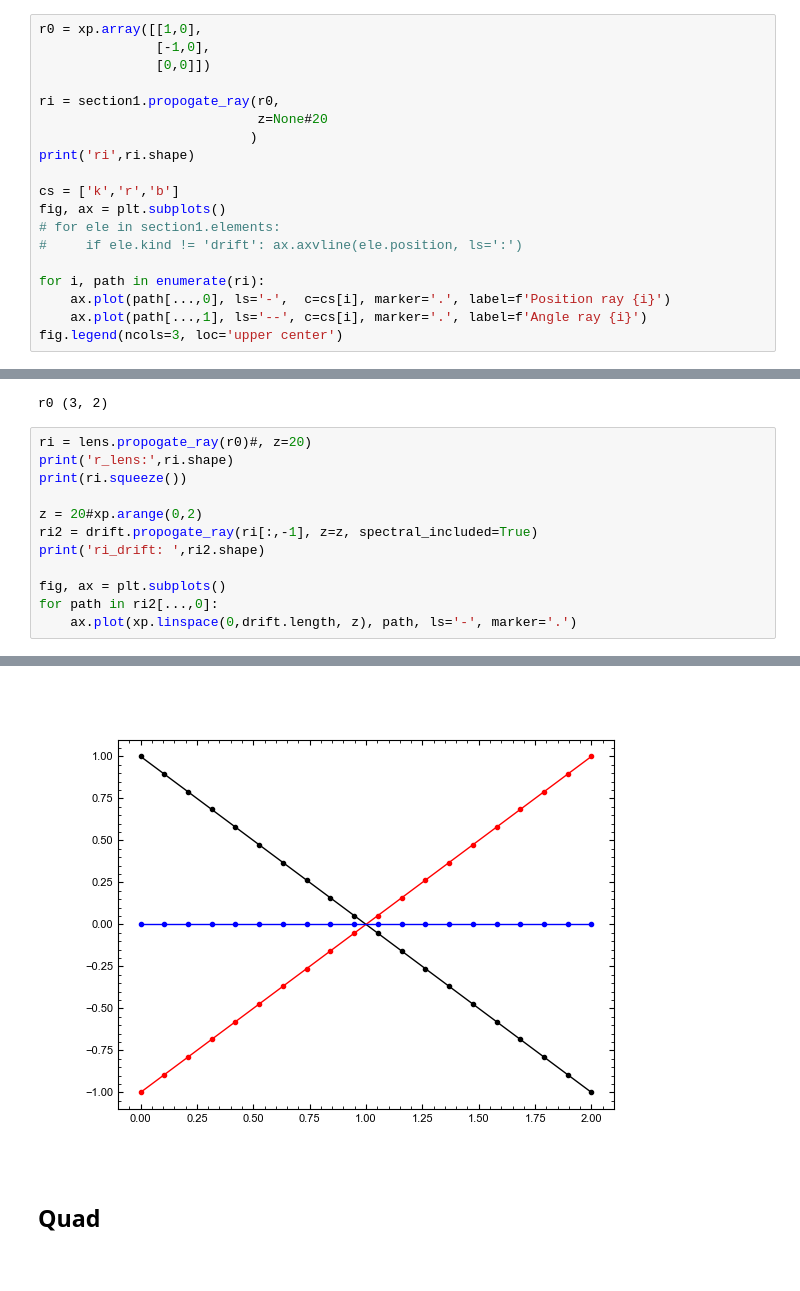
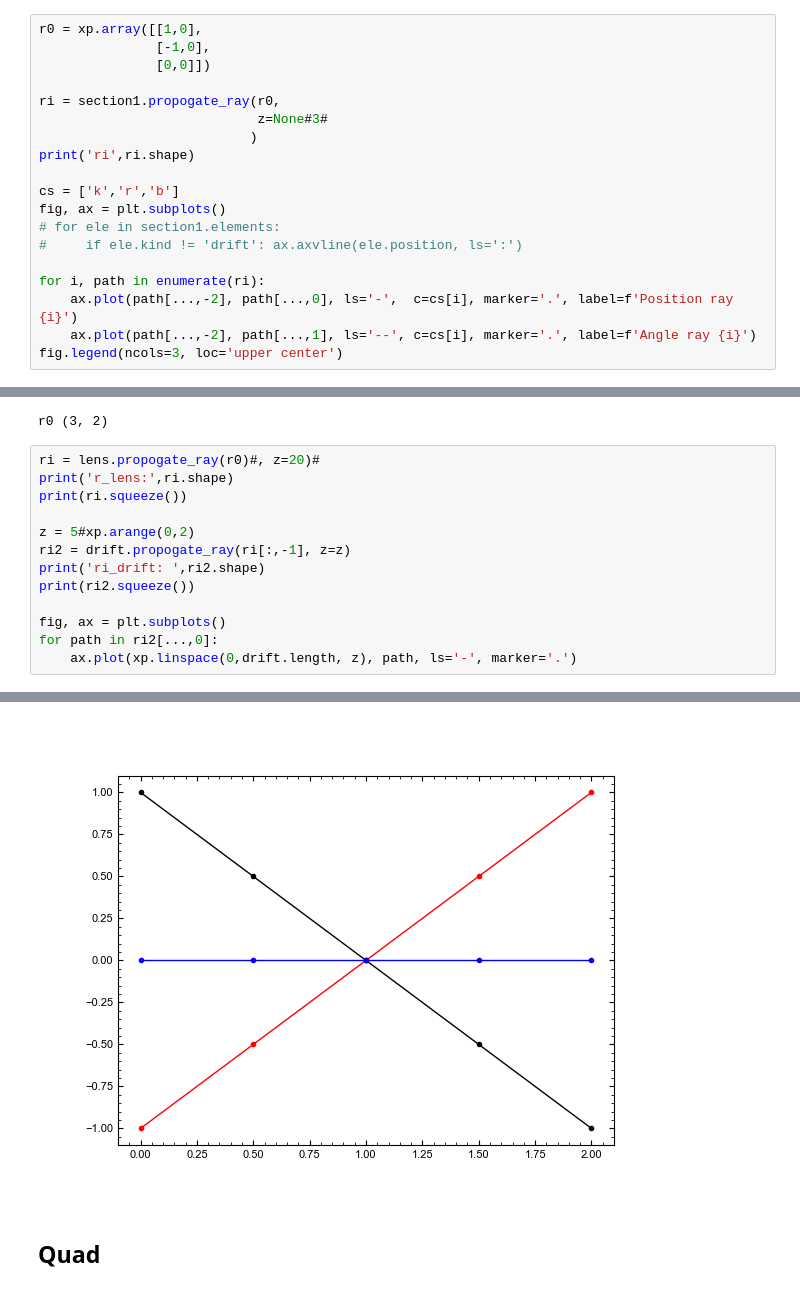
Before and after one commit to sea-ecosystem/rayTEM, a Jupyter notebook: examples/Packaged version testing.ipynb, the cells around one changed output, grey strips where cells are left out. Cells and saved outputs as stored; diff of their text form.

```diff
--- a/examples/Packaged version testing.ipynb
+++ b/examples/Packaged version testing.ipynb
@@ -59,7 +59,7 @@ r0 = xp.array([[1,0],
                [0,0]])
 
 ri = section1.propogate_ray(r0,
-                            z=None#20
+                            z=None#3#
                            )
 print('ri',ri.shape)
 
@@ -69,7 +69,7 @@ fig, ax = plt.subplots()
 #     if ele.kind != 'drift': ax.axvline(ele.position, ls=':')
 
 for i, path in enumerate(ri):
-    ax.plot(path[...,0], ls='-',  c=cs[i], marker='.', label=f'Position ray {i}')
-    ax.plot(path[...,1], ls='--', c=cs[i], marker='.', label=f'Angle ray {i}')
+    ax.plot(path[...,-2], path[...,0], ls='-',  c=cs[i], marker='.', label=f'Position ray {i}')
+    ax.plot(path[...,-2], path[...,1], ls='--', c=cs[i], marker='.', label=f'Angle ray {i}')
 fig.legend(ncols=3, loc='upper center')
 # %% [output]
@@ -101,13 +105,14 @@ print('r0',r0.shape)
 # %% [output]
 r0 (3, 2)
 # %%
-ri = lens.propogate_ray(r0)#, z=20)
+ri = lens.propogate_ray(r0)#, z=20)#
 print('r_lens:',ri.shape)
 print(ri.squeeze())
 
-z = 20#xp.arange(0,2)
-ri2 = drift.propogate_ray(ri[:,-1], z=z, spectral_included=True)
+z = 5#xp.arange(0,2)
+ri2 = drift.propogate_ray(ri[:,-1], z=z)
 print('ri_drift: ',ri2.shape)
+print(ri2.squeeze())
 
 fig, ax = plt.subplots()
 for path in ri2[...,0]:
@@ -121,4 +138,4 @@ ri_drift:  (3, 20, 4)
-[figure, old version]
+[figure, new version]
 # %% [markdown]
 ## Quad
 # %%
```
Also changed, not shown: parts of 2 cells of this notebook, 2 other files.
